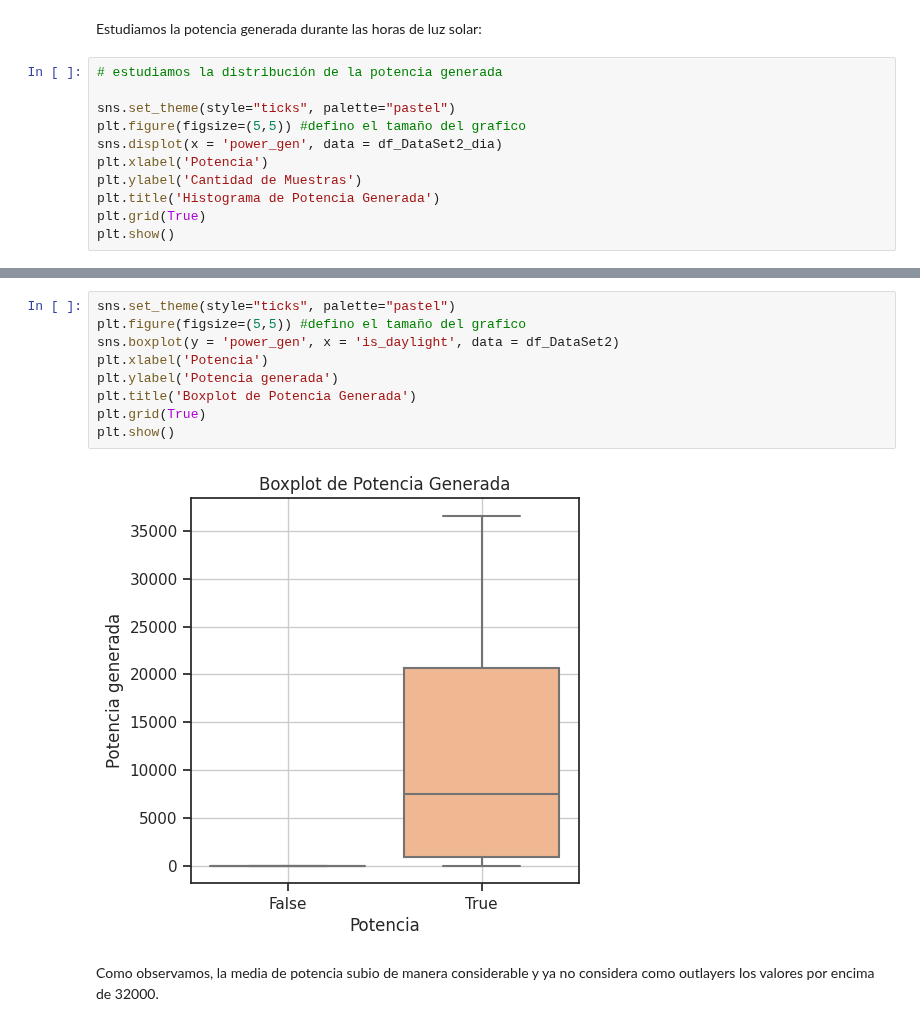
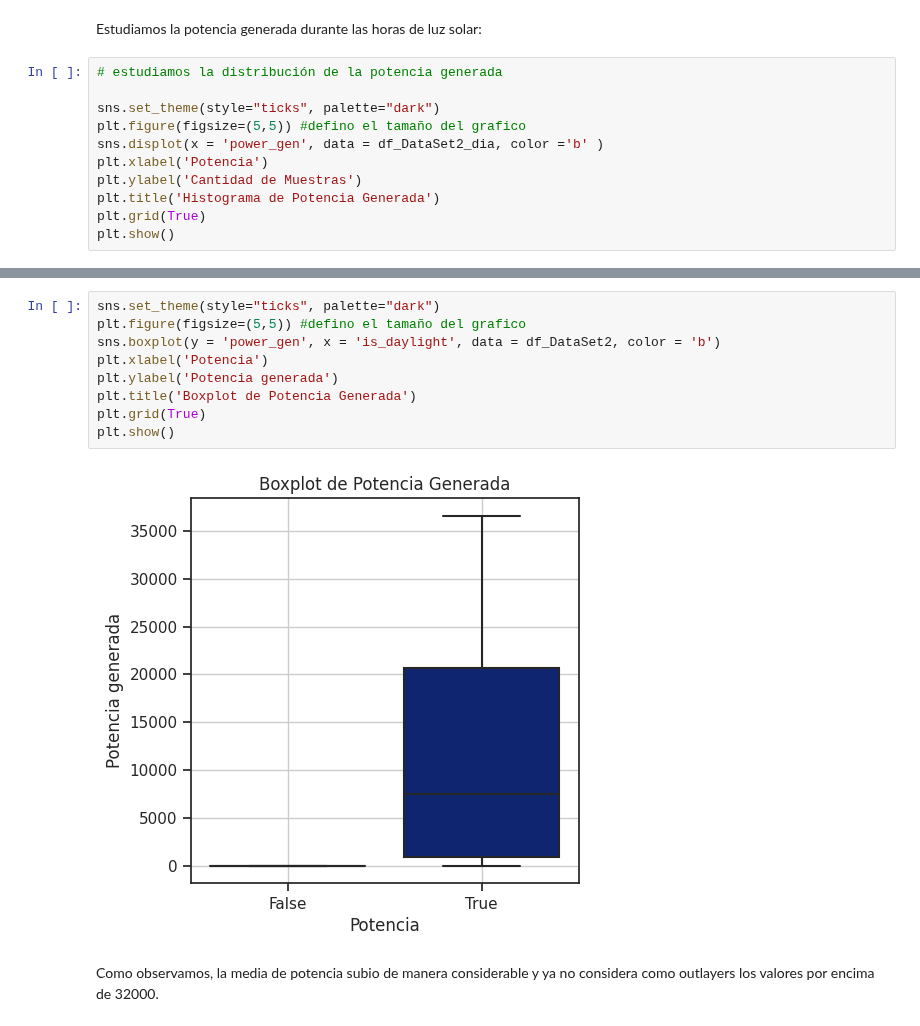
Before and after one commit to FernandoEzequiel/Coder, a Jupyter notebook: notebook/Entregas Coder/Visualizaciones_GarciaGonzalez.ipynb, the cells around one changed output, grey strips where cells are left out. Drawn from its saved outputs; the diff is of its cells as text.

```diff
--- a/notebook/Entregas Coder/Visualizaciones_GarciaGonzalez.ipynb
+++ b/notebook/Entregas Coder/Visualizaciones_GarciaGonzalez.ipynb
@@ -171,9 +174,9 @@ Estudiamos la potencia generada durante las horas de luz solar:
 # %%
 # estudiamos la distribución de la potencia generada
 
-sns.set_theme(style="ticks", palette="pastel")
+sns.set_theme(style="ticks", palette="dark")
 plt.figure(figsize=(5,5)) #defino el tamaño del grafico
-sns.displot(x = 'power_gen', data = df_DataSet2_dia)
+sns.displot(x = 'power_gen', data = df_DataSet2_dia, color ='b' )
 plt.xlabel('Potencia')
 plt.ylabel('Cantidad de Muestras')
 plt.title('Histograma de Potencia Generada')
@@ -185,14 +188,14 @@ plt.show()
 # %%
-sns.set_theme(style="ticks", palette="pastel")
+sns.set_theme(style="ticks", palette="dark")
 plt.figure(figsize=(5,5)) #defino el tamaño del grafico
-sns.boxplot(y = 'power_gen', x = 'is_daylight', data = df_DataSet2)
+sns.boxplot(y = 'power_gen', x = 'is_daylight', data = df_DataSet2, color = 'b')
 plt.xlabel('Potencia')
 plt.ylabel('Potencia generada')
 plt.title('Boxplot de Potencia Generada')
 plt.grid(True)
 plt.show()
 # %% [output]
-[figure, old version]
+[figure, new version]
 # %% [markdown]
 Como observamos, la media de potencia subio de manera considerable y ya no considera como outlayers los valores por encima de 32000.
 # %%
```
Also changed, not shown: parts of 12 cells of this notebook.
